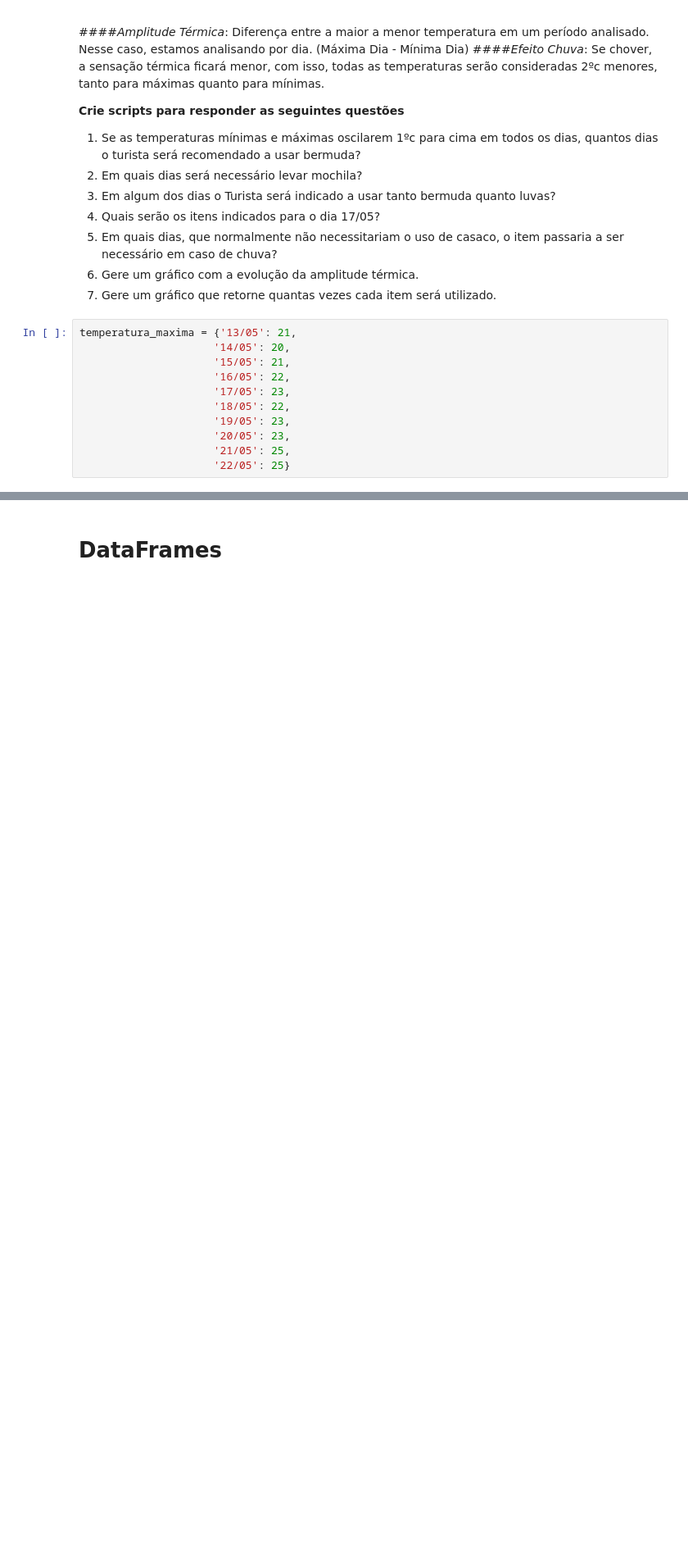
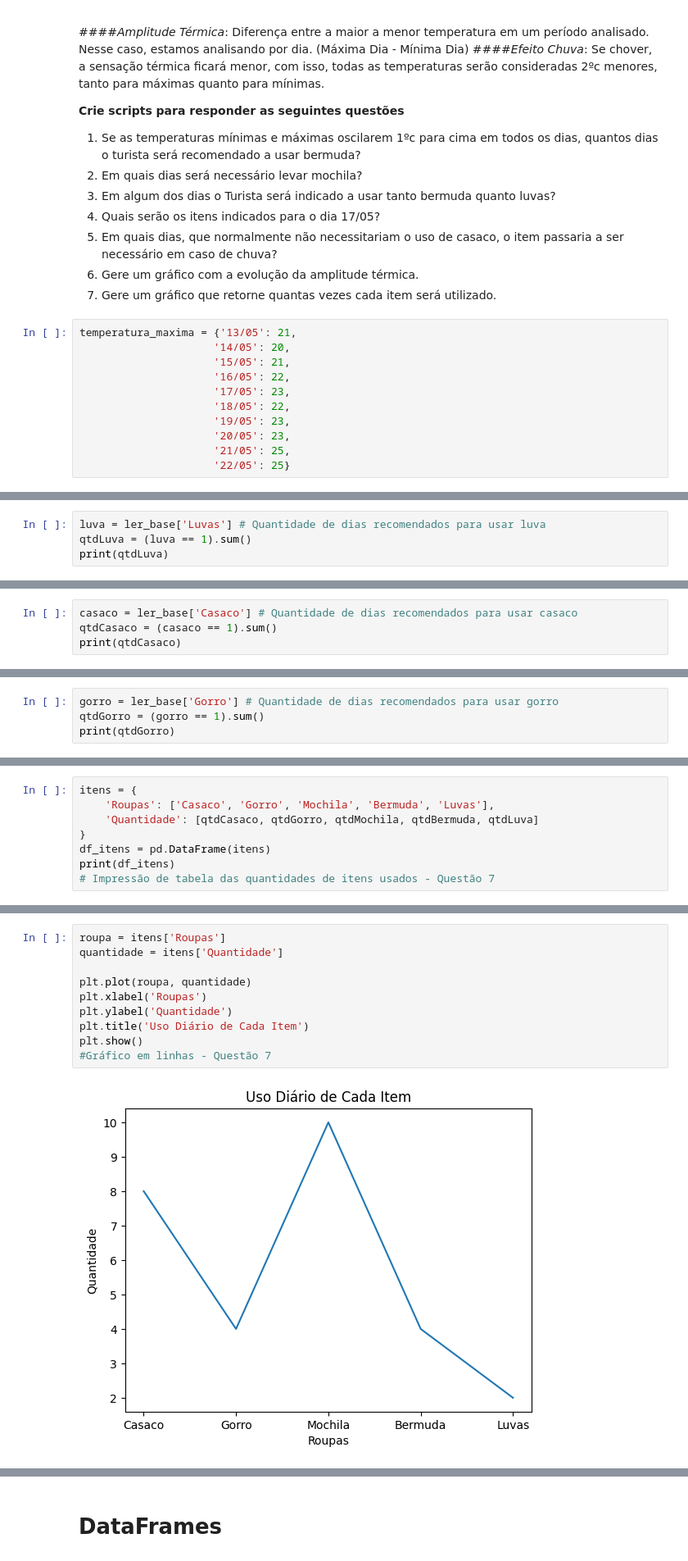
Before and after one commit to ResidenciaSerratecDados/AnaliseDadosPython, a Jupyter notebook: Tempo/Pandas_Series_Dataframes.ipynb, the cells around one changed output, grey strips where cells are left out. Shown: that part at 82% size. Cells and saved outputs as stored; diff of their text form; blank space fills up the shorter version.

```diff
--- a/Tempo/Pandas_Series_Dataframes.ipynb
+++ b/Tempo/Pandas_Series_Dataframes.ipynb
@@ -315,0 +385,4 @@ temperatura_maxima = {'13/05': 21,
+# %%
+luva = ler_base['Luvas'] # Quantidade de dias recomendados para usar luva
+qtdLuva = (luva == 1).sum()
+print(qtdLuva)
@@ -315,0 +391,4 @@ temperatura_maxima = {'13/05': 21,
+# %%
+casaco = ler_base['Casaco'] # Quantidade de dias recomendados para usar casaco
+qtdCasaco = (casaco == 1).sum()
+print(qtdCasaco)
@@ -315,0 +397,4 @@ temperatura_maxima = {'13/05': 21,
+# %%
+gorro = ler_base['Gorro'] # Quantidade de dias recomendados para usar gorro
+qtdGorro = (gorro == 1).sum()
+print(qtdGorro)
@@ -315,0 +444,8 @@ temperatura_maxima = {'13/05': 21,
+# %%
+itens = {
+    'Roupas': ['Casaco', 'Gorro', 'Mochila', 'Bermuda', 'Luvas'],
+    'Quantidade': [qtdCasaco, qtdGorro, qtdMochila, qtdBermuda, qtdLuva]
+}
+df_itens = pd.DataFrame(itens)
+print(df_itens)
+# Impressão de tabela das quantidades de itens usados - Questão 7
@@ -315,0 +459,12 @@ temperatura_maxima = {'13/05': 21,
+# %%
+roupa = itens['Roupas']
+quantidade = itens['Quantidade']
+
+plt.plot(roupa, quantidade)
+plt.xlabel('Roupas')
+plt.ylabel('Quantidade')
+plt.title('Uso Diário de Cada Item')
+plt.show()
+#Gráfico em linhas - Questão 7
+# %% [output]
+[figure, added]
```
Also changed, not shown: parts of 43 cells of this notebook, 3 other files.
